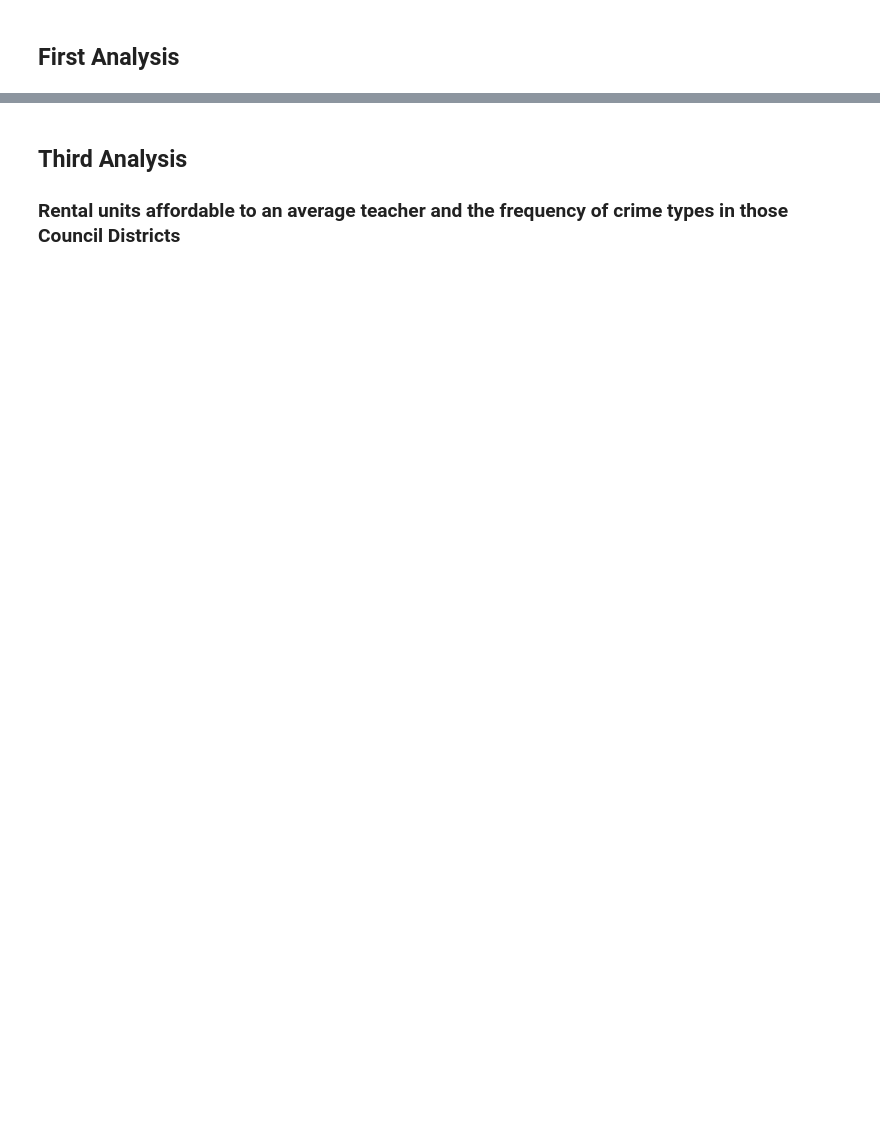
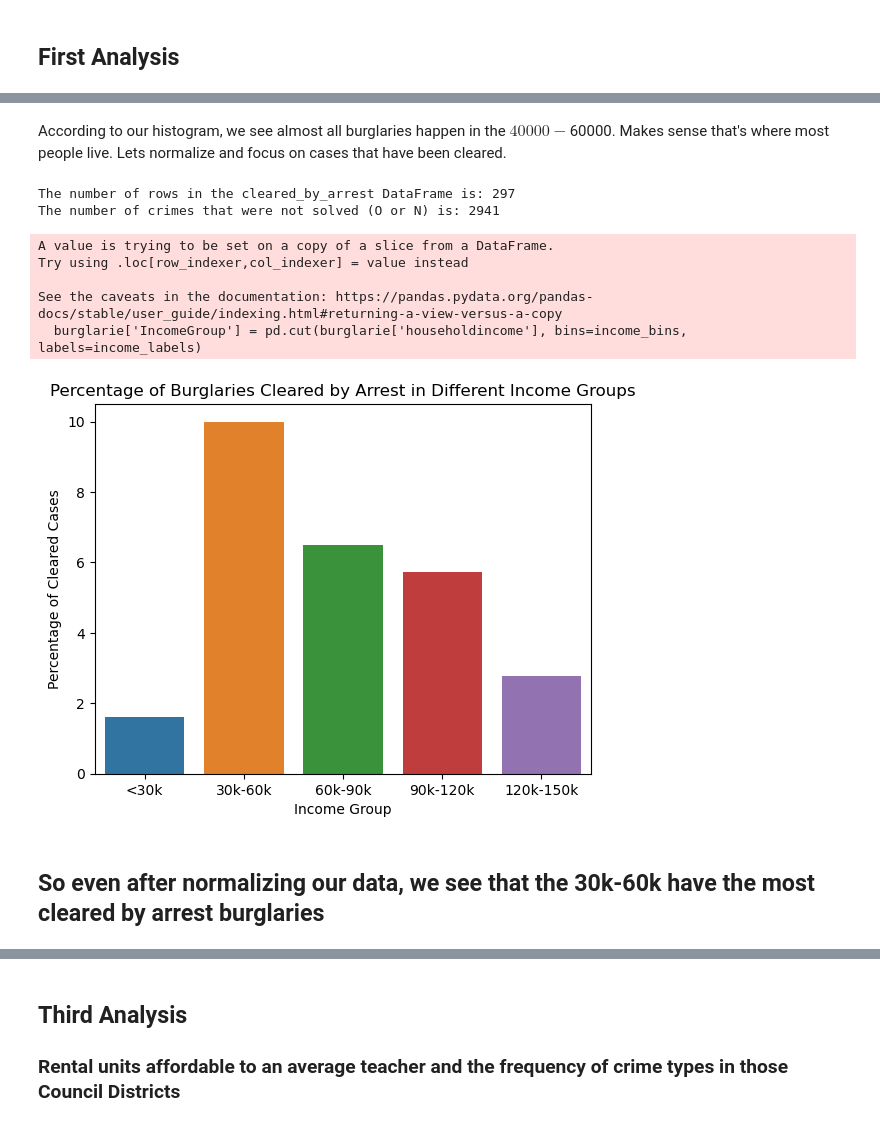
Before and after one commit to Treyson-Grange/cs5830_project2, a Jupyter notebook: project2.ipynb, the cells around one changed output, grey strips where cells are left out. Saved outputs shown, nothing was run; the diff lists cells and outputs as text; code cells hidden in the pictures; blank space fills up the shorter version.

```diff
--- a/project2.ipynb
+++ b/project2.ipynb
@@ -32,0 +151,38 @@ display(crime_df['Clearance_Status'].value_counts())
+# %% [markdown]
+According to our histogram, we see almost all burglaries happen in the $40000 - $60000. Makes sense that's where most people live. Lets normalize and focus on cases that have been cleared.
+# %%
+income_bins = [0, 30000, 60000, 90000, 120000, 150000]
+income_labels = ['<30k', '30k-60k', '60k-90k', '90k-120k', '120k-150k']
+
+burglarie['IncomeGroup'] = pd.cut(burglarie['householdincome'], bins=income_bins, labels=income_labels)
+
+cleared_by_arrest = burglarie[burglarie['Clearance_Status'] == 'C']
+
+print(f"The number of rows in the cleared_by_arrest DataFrame is: {cleared_by_arrest.shape[0]}")
+print(f"The number of crimes that were not solved (O or N) is: {burglarie.shape[0] - cleared_by_arrest.shape[0]}")
+
+total_cases = burglarie.groupby('IncomeGroup').size().reset_index(name='TotalCases')
+
+cleared_counts = cleared_by_arrest.groupby('IncomeGroup').size().reset_index(name='ClearedCases')
+
+merged_df = pd.merge(total_cases, cleared_counts, on='IncomeGroup', how='left')
+
+merged_df['PercentageCleared'] = (merged_df['ClearedCases'] / merged_df['TotalCases']) * 100
+
+
+sns.barplot(x='IncomeGroup', y='PercentageCleared', data=merged_df)
+plt.title('Percentage of Burglaries Cleared by Arrest in Different Income Groups')
+plt.xlabel('Income Group')
+plt.ylabel('Percentage of Cleared Cases')
+plt.show()
+# %% [output]
+The number of rows in the cleared_by_arrest DataFrame is: 297
+The number of crimes that were not solved (O or N) is: 2941
+A value is trying to be set on a copy of a slice from a DataFrame.
+Try using .loc[row_indexer,col_indexer] = value instead
+
+See the caveats in the documentation: https://pandas.pydata.org/pandas-docs/stable/user_guide/indexing.html#returning-a-view-versus-a-copy
+  burglarie['IncomeGroup'] = pd.cut(burglarie['householdincome'], bins=income_bins, labels=income_labels)
+[figure, added]
+# %% [markdown]
+## So even after normalizing our data, we see that the 30k-60k have the most cleared by arrest burglaries
```
Also changed, not shown: parts of 21 cells of this notebook.
